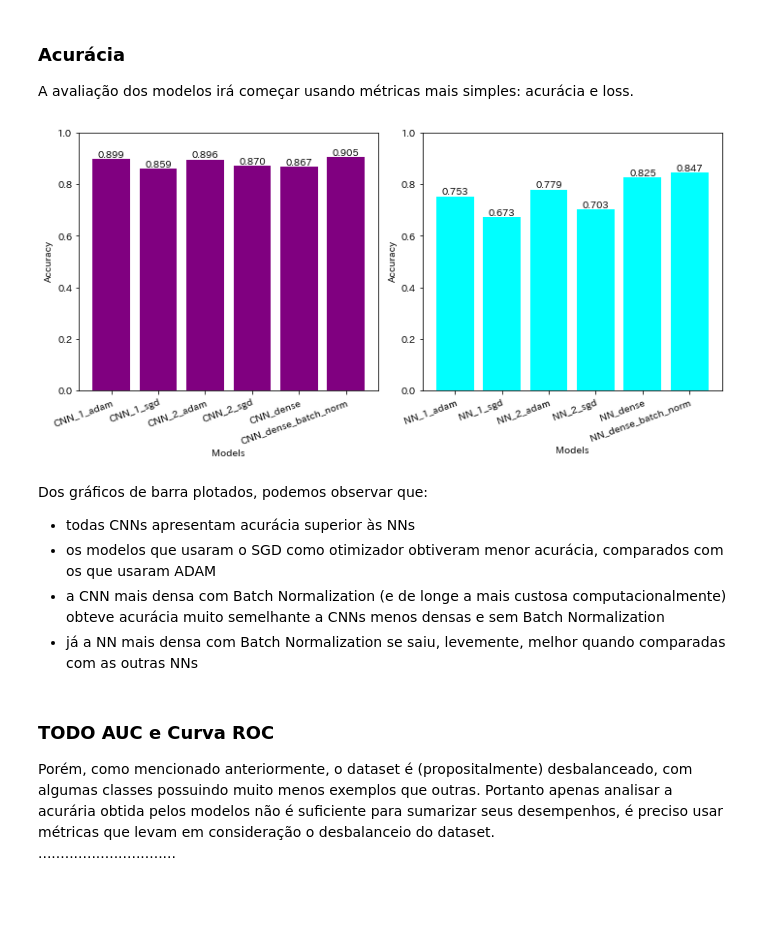
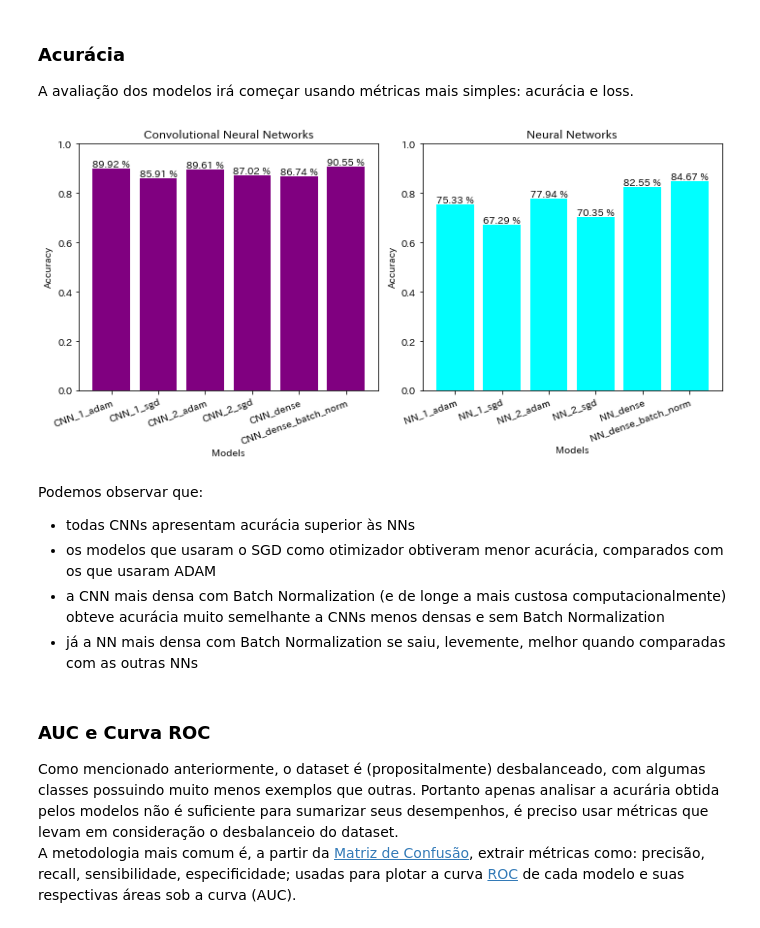
Before and after one commit to medina325/kuzushiji-character-recognition, a Jupyter notebook: AsianCharacterRecognition.ipynb, the cells around one changed output. Cells and saved outputs as stored; diff of their text form; code cells hidden in the pictures; blank space fills up the shorter version.

Commit message:
Adicionando toda análise de performance dos modelos, falta apenas concluir quem é o melhor hehe

```diff
--- a/AsianCharacterRecognition.ipynb
+++ b/AsianCharacterRecognition.ipynb
@@ -490,43 +507,39 @@ for model in cnn_trained_models:
 # %%
 cnn_models_names = [trained_model.name for trained_model in cnn_trained_models]
 nn_models_names = [trained_model.name for trained_model in nn_trained_models]
 
 fig, axes = plt.subplots(figsize=(10,5), ncols=2, nrows=1)
 
 subplots = [
-    {'ax': axes[0], 'xtick_labels': cnn_models_names, 'ylabel': 'Accuracy', 'data': cnn_accuracies, 'color': 'purple'},
-    {'ax': axes[1], 'xtick_labels': nn_models_names, 'ylabel': 'Accuracy', 'data': nn_accuracies, 'color': 'cyan'},
+    {'ax': axes[0], 'xtick_labels': cnn_models_names, 'data': cnn_accuracies, 'color': 'purple', 'title': 'Convolutional Neural Networks'},
+    {'ax': axes[1], 'xtick_labels': nn_models_names, 'data': nn_accuracies, 'color': 'cyan', 'title': 'Neural Networks'},
 ]
 
 for subplot in subplots:
-    ax = subplot['ax']
-    xtick_labels = subplot['xtick_labels']
-    ylabel = subplot['ylabel']
-    data = subplot['data']
-    color = subplot['color']
+    ax, xtick_labels, data, color, title = subplot.values()
 
+    hbars = ax.bar(xtick_labels, data, color=color)
+
+    ax.set_title(title)
     ax.set_ylim([0, 1])
-    ax.bar(xtick_labels, data, color=color)
     ax.set_xticks(xtick_labels)
     ax.set_xticklabels(labels=xtick_labels, rotation=20, ha='right', rotation_mode='anchor')
-    ax.set(xlabel='Models', ylabel=ylabel)
+    ax.set(xlabel='Models', ylabel='Accuracy')
 
-    for bars in ax.containers:
-        ax.bar_label(bars, fmt='%.3f')
+    ax.bar_label(hbars, labels=[f'{100*d:.2f} %' for d in data])
 
-fig.set_facecolor('w')
 plt.tight_layout()
-plt.savefig('plots/accuracies.jpg')
+plt.savefig('plots/accuracies.svg')
 plt.show()
 # %% [output]
-[figure, old version]
+[figure, new version]
 # %% [markdown]
-Dos gráficos de barra plotados, podemos observar que:
+Podemos observar que:
 - todas CNNs apresentam acurácia superior às NNs
 - os modelos que usaram o SGD como otimizador obtiveram menor acurácia, comparados com os que usaram ADAM
 - a CNN mais densa com Batch Normalization (e de longe a mais custosa computacionalmente) obteve acurácia muito semelhante a CNNs menos densas e sem Batch Normalization
 - já a NN mais densa com Batch Normalization se saiu, levemente, melhor quando comparadas com as outras NNs
 # %% [markdown]
-### TODO AUC e Curva ROC
-Porém, como mencionado anteriormente, o dataset é (propositalmente) desbalanceado, com algumas classes possuindo muito menos exemplos que outras. Portanto apenas analisar a acurária obtida pelos modelos não é suficiente para sumarizar seus desempenhos, é preciso usar métricas que levam em consideração o desbalanceio do dataset.<br>
-...............................
+### AUC e Curva ROC
+Como mencionado anteriormente, o dataset é (propositalmente) desbalanceado, com algumas classes possuindo muito menos exemplos que outras. Portanto apenas analisar a acurária obtida pelos modelos não é suficiente para sumarizar seus desempenhos, é preciso usar métricas que levam em consideração o desbalanceio do dataset.<br>
+A metodologia mais comum é, a partir da [Matriz de Confusão](https://www.youtube.com/watch?v=Kdsp6soqA7o&t=12s), extrair métricas como: precisão, recall, sensibilidade, especificidade; usadas para plotar a curva [ROC](https://www.youtube.com/watch?v=4jRBRDbJemM) de cada modelo e suas respectivas áreas sob a curva (AUC).<br>
```
Also changed, not shown: parts of 36 cells of this notebook.
